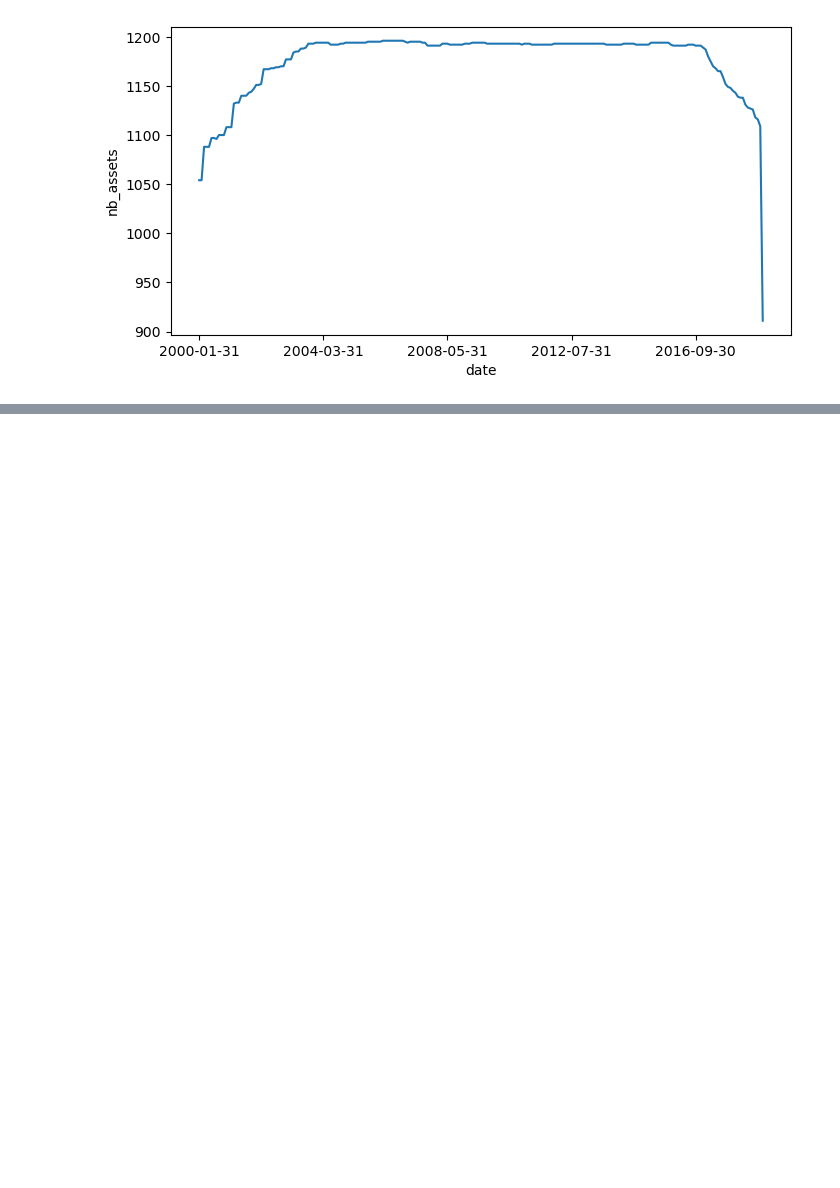
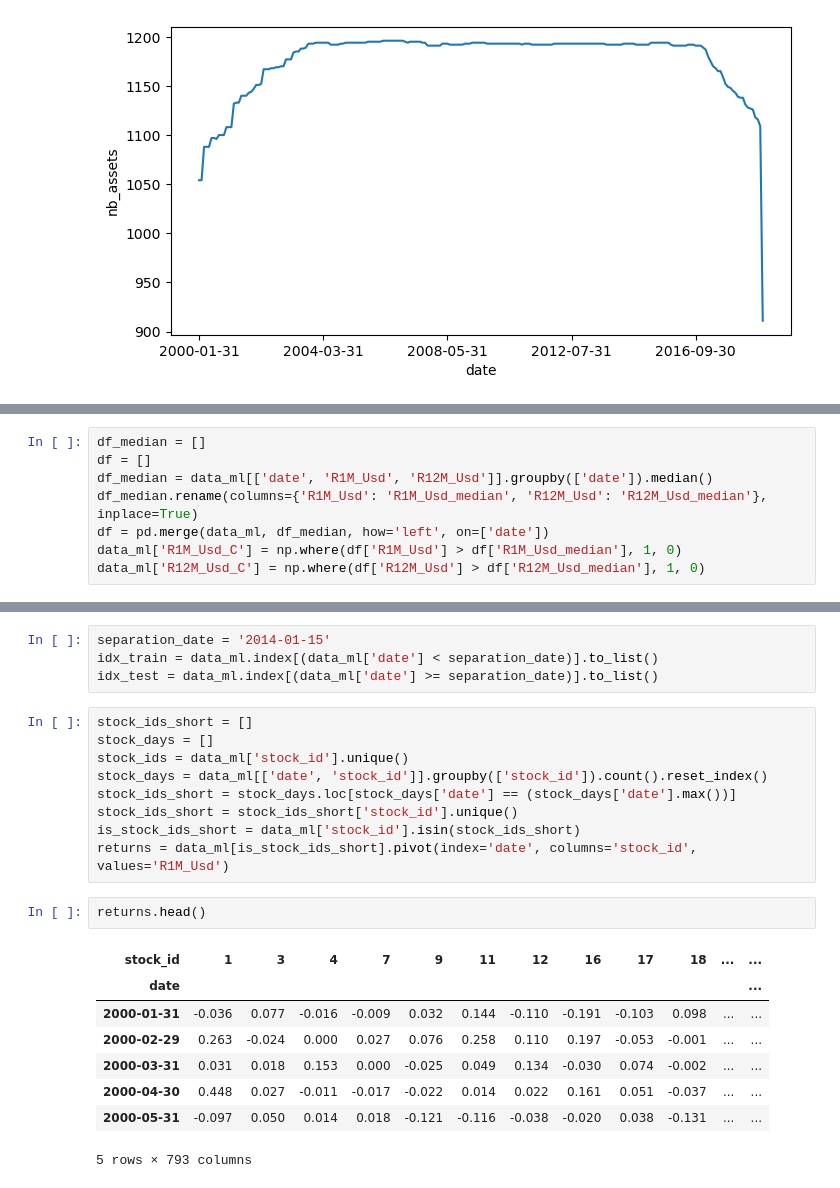
Before and after one commit to wingkit1202/ml_factor_investing, a Jupyter notebook: Chapter 1.ipynb, the cells around one changed output, grey strips where cells are left out. Saved outputs shown, nothing was run; the diff lists cells and outputs as text; blank space fills up the shorter version.

```diff
--- a/Chapter 1.ipynb
+++ b/Chapter 1.ipynb
@@ -27,0 +58,8 @@ plt.show()
+# %%
+df_median = []
+df = []
+df_median = data_ml[['date', 'R1M_Usd', 'R12M_Usd']].groupby(['date']).median()
+df_median.rename(columns={'R1M_Usd': 'R1M_Usd_median', 'R12M_Usd': 'R12M_Usd_median'}, inplace=True)
+df = pd.merge(data_ml, df_median, how='left', on=['date'])
+data_ml['R1M_Usd_C'] = np.where(df['R1M_Usd'] > df['R1M_Usd_median'], 1, 0)
+data_ml['R12M_Usd_C'] = np.where(df['R12M_Usd'] > df['R12M_Usd_median'], 1, 0)
@@ -27,0 +77,24 @@ plt.show()
+# %%
+separation_date = '2014-01-15'
+idx_train = data_ml.index[(data_ml['date'] < separation_date)].to_list()
+idx_test = data_ml.index[(data_ml['date'] >= separation_date)].to_list()
+# %%
+stock_ids_short = []
+stock_days = []
+stock_ids = data_ml['stock_id'].unique()
+stock_days = data_ml[['date', 'stock_id']].groupby(['stock_id']).count().reset_index()
+stock_ids_short = stock_days.loc[stock_days['date'] == (stock_days['date'].max())]
+stock_ids_short = stock_ids_short['stock_id'].unique()
+is_stock_ids_short = data_ml['stock_id'].isin(stock_ids_short)
+returns = data_ml[is_stock_ids_short].pivot(index='date', columns='stock_id', values='R1M_Usd')
+# %%
+returns.head()
+# %% [output]
+| stock_id | 1 | 3 | 4 | 7 | 9 | 11 | 12 | 16 | 17 | 18 | ... | ... |
+| date |  |  |  |  |  |  |  |  |  |  |  | ... |
+| 2000-01-31 | -0.036 | 0.077 | -0.016 | -0.009 | 0.032 | 0.144 | -0.110 | -0.191 | -0.103 | 0.098 | ... | ... |
+| 2000-02-29 | 0.263 | -0.024 | 0.000 | 0.027 | 0.076 | 0.258 | 0.110 | 0.197 | -0.053 | -0.001 | ... | ... |
+| 2000-03-31 | 0.031 | 0.018 | 0.153 | 0.000 | -0.025 | 0.049 | 0.134 | -0.030 | 0.074 | -0.002 | ... | ... |
+| 2000-04-30 | 0.448 | 0.027 | -0.011 | -0.017 | -0.022 | 0.014 | 0.022 | 0.161 | 0.051 | -0.037 | ... | ... |
+| 2000-05-31 | -0.097 | 0.050 | 0.014 | 0.018 | -0.121 | -0.116 | -0.038 | -0.020 | 0.038 | -0.131 | ... | ... |
+5 rows × 793 columns
```
Also changed, not shown: parts of 4 cells of this notebook.
